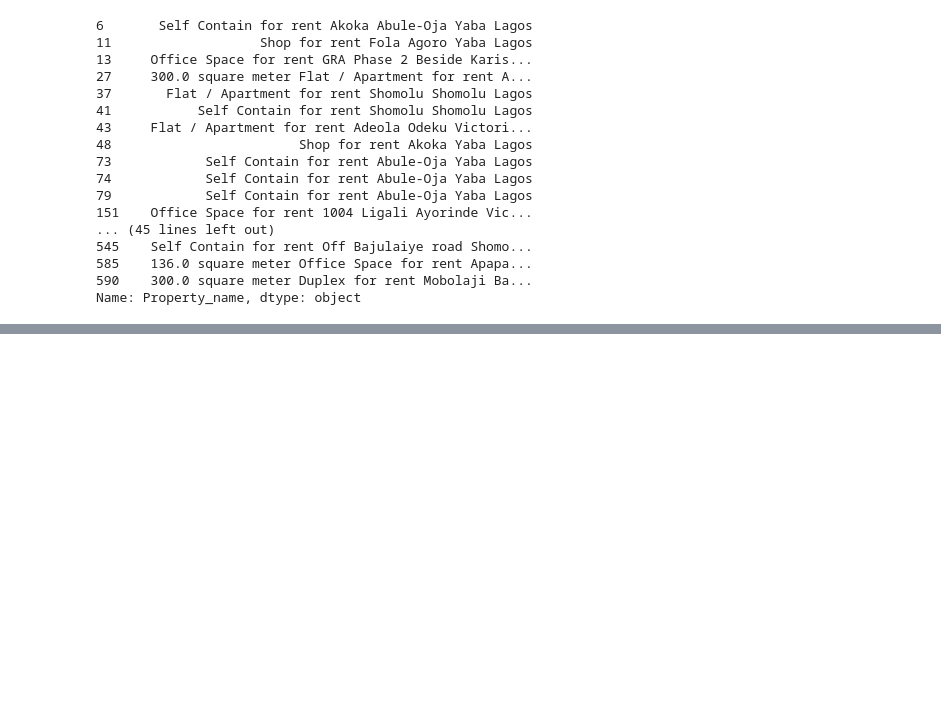
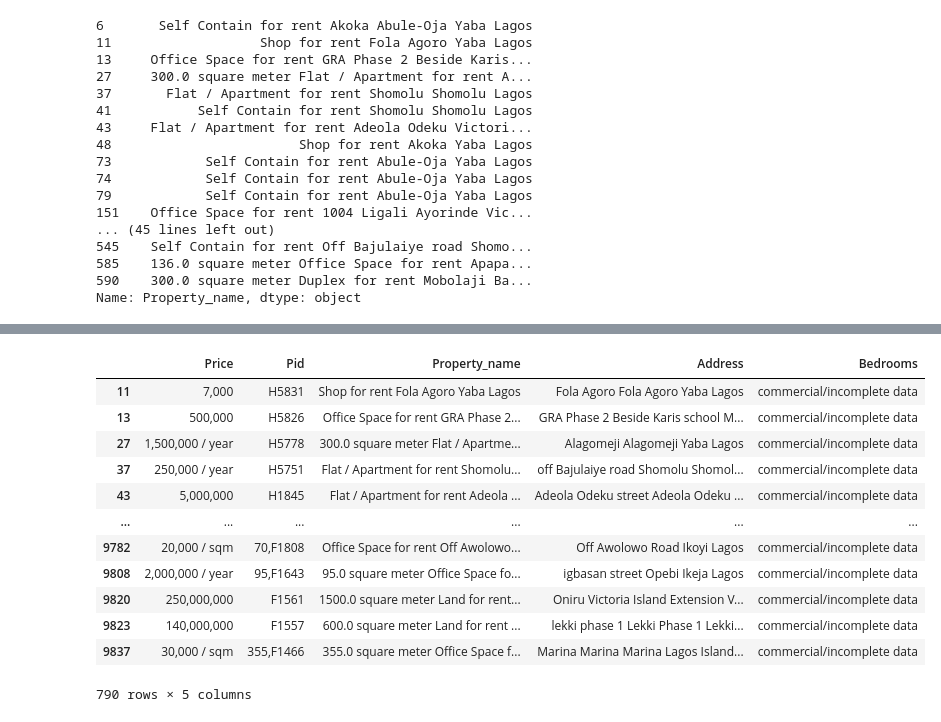
Before and after one commit to DavidOdavid333/lagos-housing-price-prediction-project, a Jupyter notebook: DataCleaningnPreparation.ipynb, the cells around one changed output, grey strips where cells are left out. Saved outputs shown, nothing was run; the diff lists cells and outputs as text; code cells hidden in the pictures; blank space fills up the shorter version.

```diff
--- a/DataCleaningnPreparation.ipynb
+++ b/DataCleaningnPreparation.ipynb
@@ -83,0 +137,18 @@ Name: Property_name, dtype: object
+# %%
+# checking rows that has the commercial or incomplete data
+rows_ci = df[df['Bedrooms'] == 'commercial/incomplete data']
+rows_ci
+# %% [output]
+|  | Price | Pid | Property_name | Address | Bedrooms |
+| 11 | 7,000 | H5831 | Shop for rent Fola Agoro Yaba Lagos | Fola Agoro Fola Agoro Yaba Lagos | commercial/incomplete data |
+| 13 | 500,000 | H5826 | Office Space for rent GRA Phase 2... | GRA Phase 2 Beside Karis school M... | commercial/incomplete data |
+| 27 | 1,500,000 / year | H5778 | 300.0 square meter Flat / Apartme... | Alagomeji Alagomeji Yaba Lagos | commercial/incomplete data |
+| 37 | 250,000 / year | H5751 | Flat / Apartment for rent Shomolu... | off Bajulaiye road Shomolu Shomol... | commercial/incomplete data |
+| 43 | 5,000,000 | H1845 | Flat / Apartment for rent Adeola ... | Adeola Odeku street Adeola Odeku ... | commercial/incomplete data |
+| ... | ... | ... | ... | ... | ... |
+| 9782 | 20,000 / sqm | 70,F1808 | Office Space for rent Off Awolowo... | Off Awolowo Road Ikoyi Lagos | commercial/incomplete data |
+| 9808 | 2,000,000 / year | 95,F1643 | 95.0 square meter Office Space fo... | igbasan street Opebi Ikeja Lagos | commercial/incomplete data |
+| 9820 | 250,000,000 | F1561 | 1500.0 square meter Land for rent... | Oniru Victoria Island Extension V... | commercial/incomplete data |
+| 9823 | 140,000,000 | F1557 | 600.0 square meter Land for rent ... | lekki phase 1 Lekki Phase 1 Lekki... | commercial/incomplete data |
+| 9837 | 30,000 / sqm | 355,F1466 | 355.0 square meter Office Space f... | Marina Marina Marina Lagos Island... | commercial/incomplete data |
+790 rows × 5 columns
```
Also changed, not shown: parts of 48 cells of this notebook.
